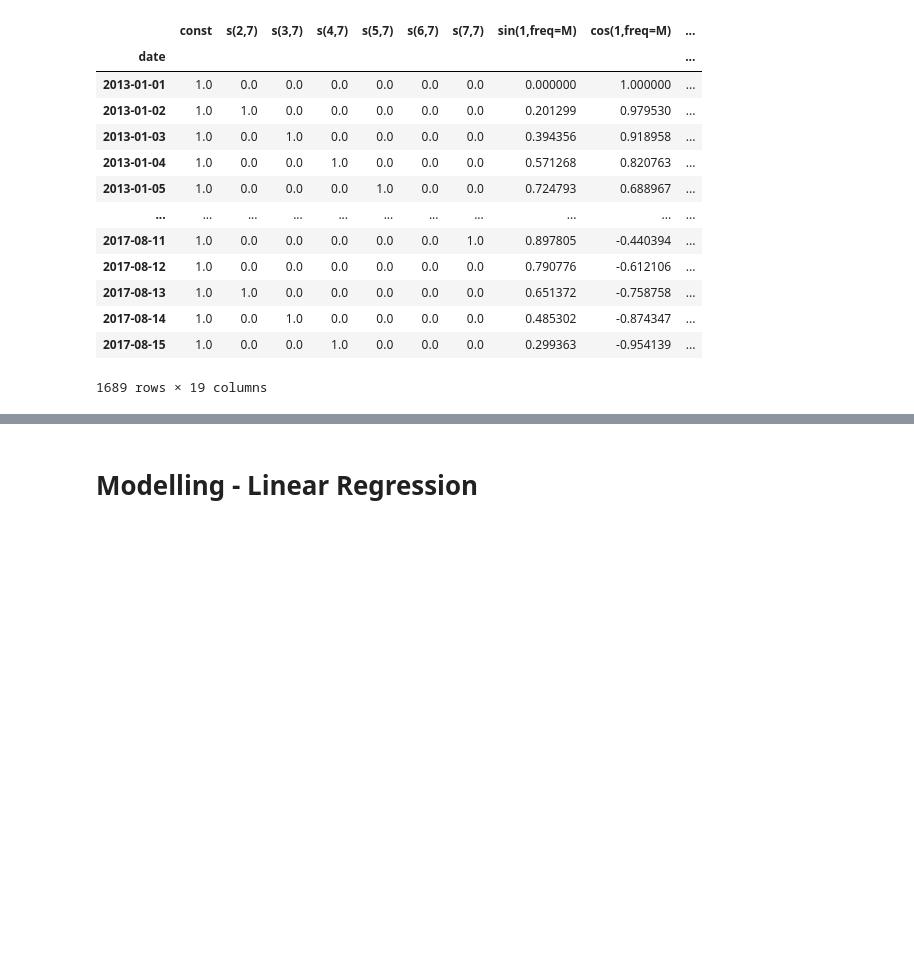
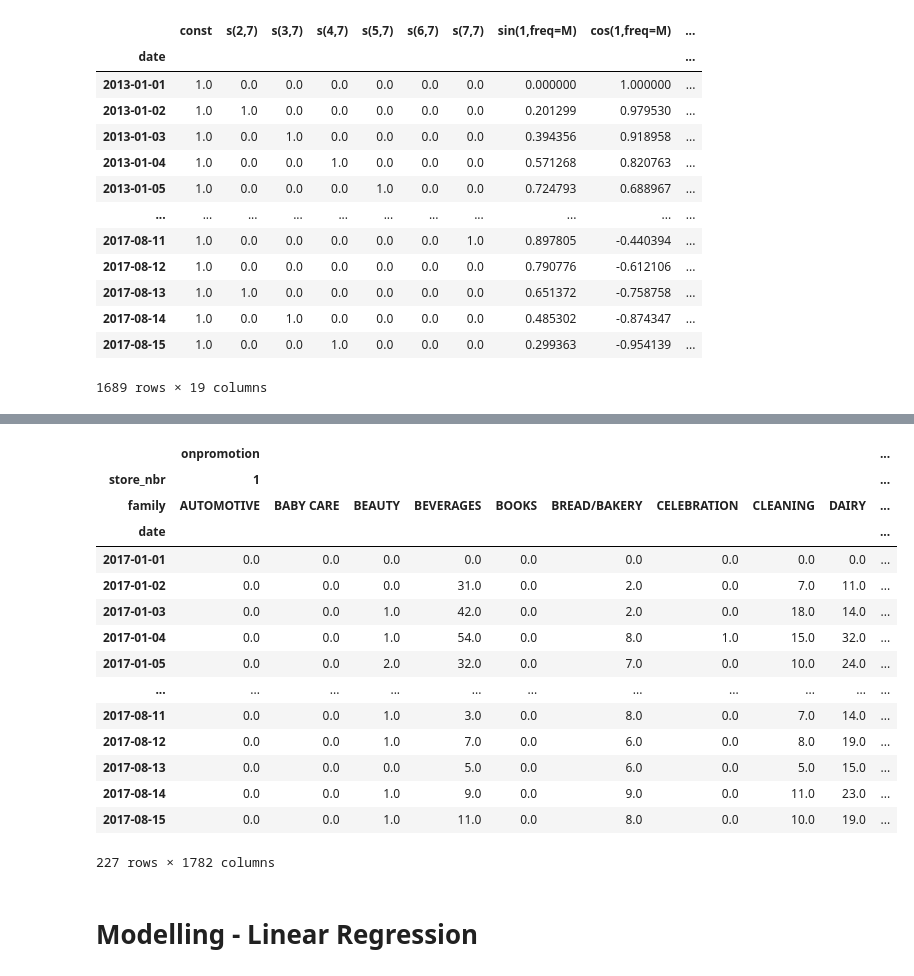
Before and after one commit to taaha/store-sales-forecast, a Jupyter notebook: sale-forecast_1.ipynb, the cells around one changed output, grey strips where cells are left out. Saved outputs shown, nothing was run; the diff lists cells and outputs as text; code cells hidden in the pictures; blank space fills up the shorter version.

```diff
--- a/sale-forecast_1.ipynb
+++ b/sale-forecast_1.ipynb
@@ -434,0 +437,15 @@ display(X)
+# %%
+promo = pd.read_csv(
+    "/kaggle/input/store-sales-time-series-forecasting/train.csv",
+    usecols=['store_nbr', 'family', 'date', 'onpromotion'],
+    dtype={
+        'store_nbr': 'category',
+        'family': 'category',
+        'onpromotion' : 'float32',
+    },
+    parse_dates=['date'],
+    infer_datetime_format=True,
+)
+promo['date'] = promo.date.dt.to_period('D')
+promo = promo.set_index(['store_nbr', 'family', 'date']).sort_index()
+display(promo)
@@ -435,2 +467,22 @@ display(X)
+# %%
+promo = promo.unstack(['store_nbr', 'family']).loc["2017"]           #for 2017 only
+display(promo)
+# %% [output]
+|  | onpromotion |  |  |  |  |  |  |  |  | ... |
+| store_nbr | 1 |  |  |  |  |  |  |  |  | ... |
+| family | AUTOMOTIVE | BABY CARE | BEAUTY | BEVERAGES | BOOKS | BREAD/BAKERY | CELEBRATION | CLEANING | DAIRY | ... |
+| date |  |  |  |  |  |  |  |  |  | ... |
+| 2017-01-01 | 0.0 | 0.0 | 0.0 | 0.0 | 0.0 | 0.0 | 0.0 | 0.0 | 0.0 | ... |
+| 2017-01-02 | 0.0 | 0.0 | 0.0 | 31.0 | 0.0 | 2.0 | 0.0 | 7.0 | 11.0 | ... |
+| 2017-01-03 | 0.0 | 0.0 | 1.0 | 42.0 | 0.0 | 2.0 | 0.0 | 18.0 | 14.0 | ... |
+| 2017-01-04 | 0.0 | 0.0 | 1.0 | 54.0 | 0.0 | 8.0 | 1.0 | 15.0 | 32.0 | ... |
+| 2017-01-05 | 0.0 | 0.0 | 2.0 | 32.0 | 0.0 | 7.0 | 0.0 | 10.0 | 24.0 | ... |
+| ... | ... | ... | ... | ... | ... | ... | ... | ... | ... | ... |
+| 2017-08-11 | 0.0 | 0.0 | 1.0 | 3.0 | 0.0 | 8.0 | 0.0 | 7.0 | 14.0 | ... |
+| 2017-08-12 | 0.0 | 0.0 | 1.0 | 7.0 | 0.0 | 6.0 | 0.0 | 8.0 | 19.0 | ... |
+| 2017-08-13 | 0.0 | 0.0 | 0.0 | 5.0 | 0.0 | 6.0 | 0.0 | 5.0 | 15.0 | ... |
+| 2017-08-14 | 0.0 | 0.0 | 1.0 | 9.0 | 0.0 | 9.0 | 0.0 | 11.0 | 23.0 | ... |
+| 2017-08-15 | 0.0 | 0.0 | 1.0 | 11.0 | 0.0 | 8.0 | 0.0 | 10.0 | 19.0 | ... |
+227 rows × 1782 columns
 # %% [markdown]
 # Modelling - Linear Regression
```
Also changed, not shown: parts of 6 cells of this notebook.
